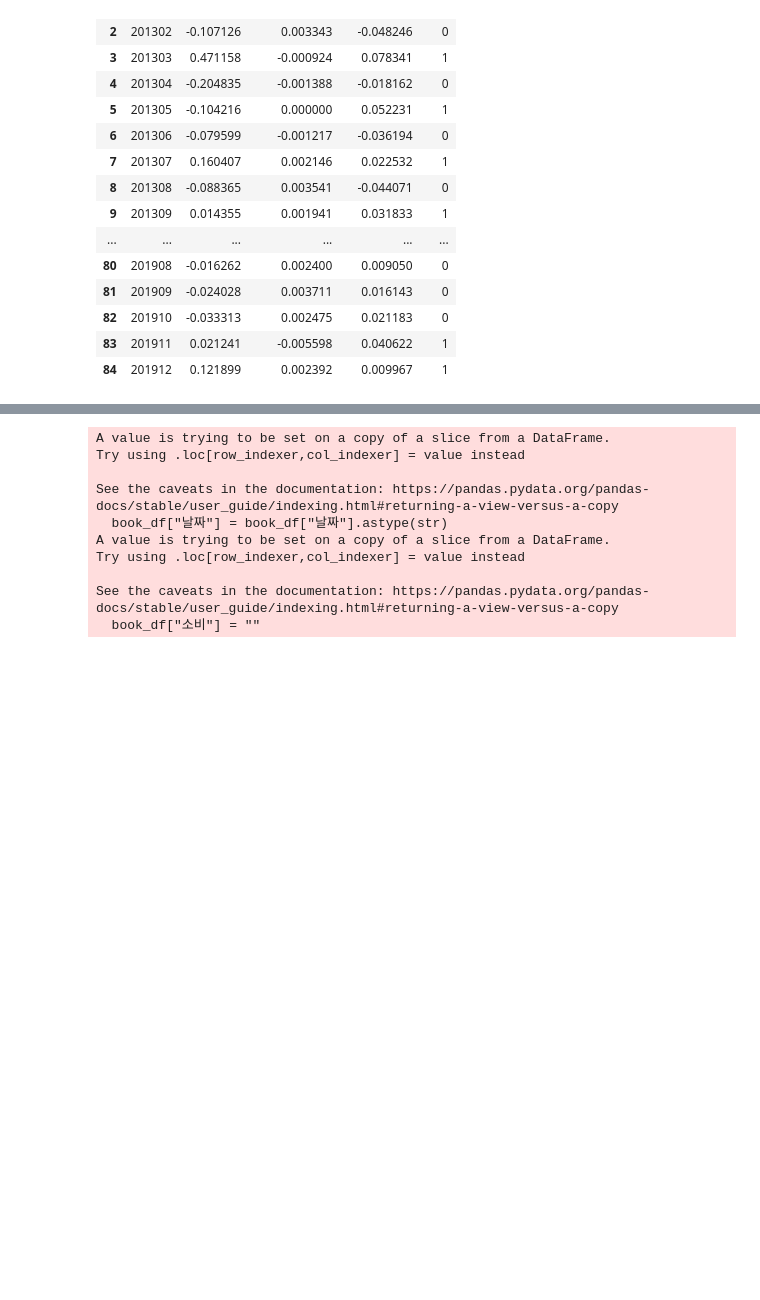
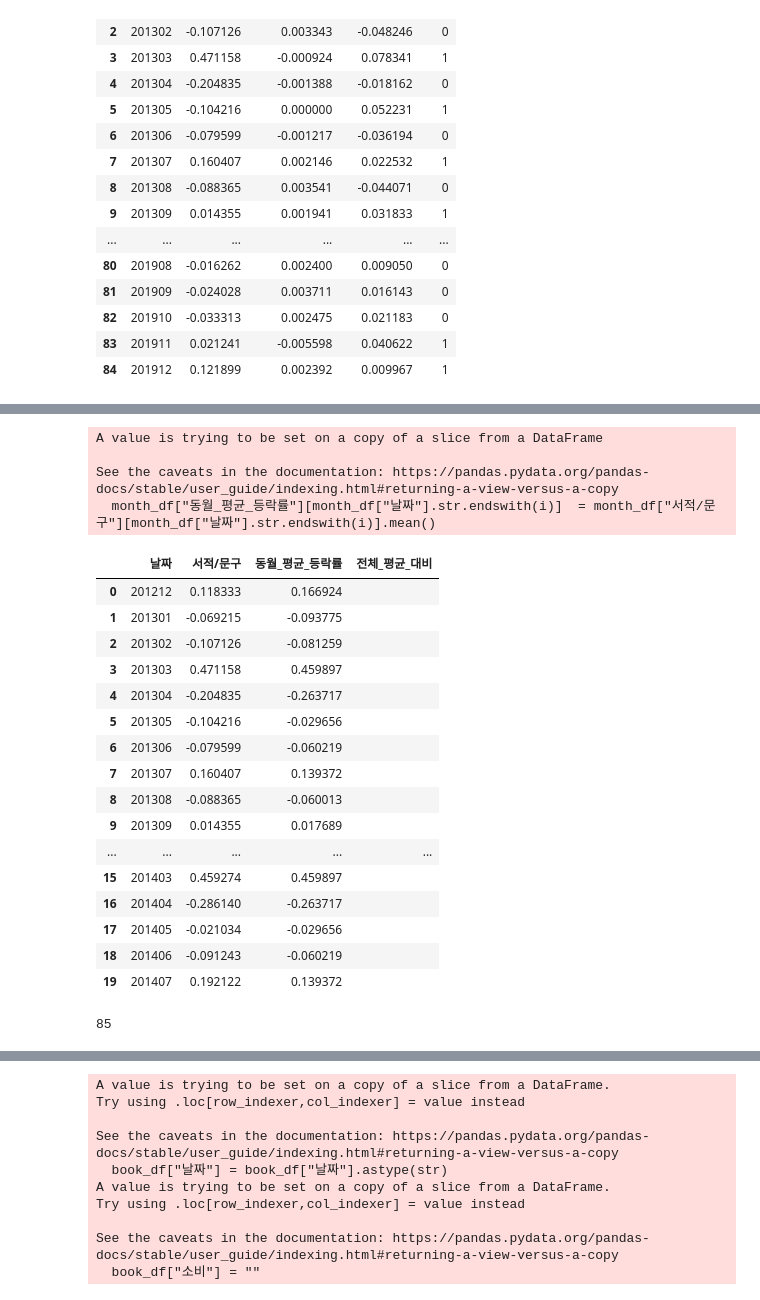
Before and after one commit to jkim0313/project1_dajopay, a Jupyter notebook: classification.ipynb, the cells around one changed output, grey strips where cells are left out. Cells and saved outputs as stored; diff of their text form; code cells hidden in the pictures; blank space fills up the shorter version.

```diff
--- a/classification.ipynb
+++ b/classification.ipynb
@@ -271,0 +294,4 @@ KeyError: False
+# %%
+month_df = book_df.copy()
+month_df = month_df[["날짜", "서적/문구"]]
+month_df.head()
@@ -271,0 +343,8 @@ KeyError: False
+# %%
+month_list = ["01", "02", "03", "04", "05", "06", "07", "08", "09", "10", "11", "12"]
+month_mean = []
+for i in month_list:
+    print(month_df["서적/문구"][month_df["날짜"].str.endswith(i)].mean())
+    month_mean.append(month_df["서적/문구"][month_df["날짜"].str.endswith(i)].mean())
+
+month_mean
@@ -271,0 +376,31 @@ KeyError: False
+# %%
+month_df["동월_평균_등락률"] = ""
+for i in month_list:
+        month_df["동월_평균_등락률"][month_df["날짜"].str.endswith(i)]  = month_df["서적/문구"][month_df["날짜"].str.endswith(i)].mean()
+month_df.head(20)
+# %% [output]
+A value is trying to be set on a copy of a slice from a DataFrame
+
+See the caveats in the documentation: https://pandas.pydata.org/pandas-docs/stable/user_guide/indexing.html#returning-a-view-versus-a-copy
+  month_df["동월_평균_등락률"][month_df["날짜"].str.endswith(i)]  = month_df["서적/문구"][month_df["날짜"].str.endswith(i)].mean()
+|  | 날짜 | 서적/문구 | 동월_평균_등락률 | 전체_평균_대비 |
+| 0 | 201212 | 0.118333 | 0.166924 |  |
+| 1 | 201301 | -0.069215 | -0.093775 |  |
+| 2 | 201302 | -0.107126 | -0.081259 |  |
+| 3 | 201303 | 0.471158 | 0.459897 |  |
+| 4 | 201304 | -0.204835 | -0.263717 |  |
+| 5 | 201305 | -0.104216 | -0.029656 |  |
+| 6 | 201306 | -0.079599 | -0.060219 |  |
+| 7 | 201307 | 0.160407 | 0.139372 |  |
+| 8 | 201308 | -0.088365 | -0.060013 |  |
+| 9 | 201309 | 0.014355 | 0.017689 |  |
+| ... | ... | ... | ... | ... |
+| 15 | 201403 | 0.459274 | 0.459897 |  |
+| 16 | 201404 | -0.286140 | -0.263717 |  |
+| 17 | 201405 | -0.021034 | -0.029656 |  |
+| 18 | 201406 | -0.091243 | -0.060219 |  |
+| 19 | 201407 | 0.192122 | 0.139372 |  |
+# %%
+len(month_df)
+# %% [output]
+85
```
Also changed, not shown: parts of 13 cells of this notebook.
